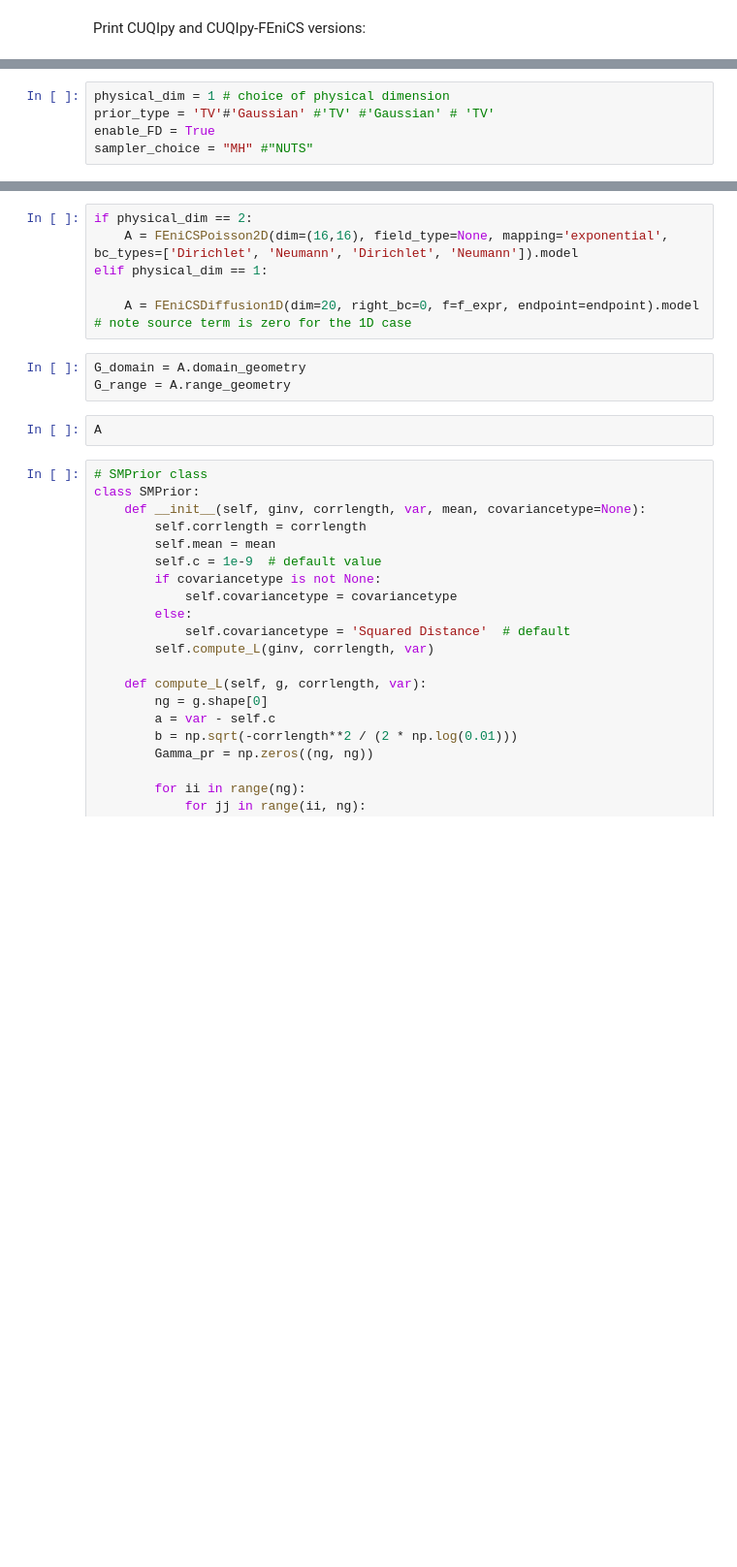
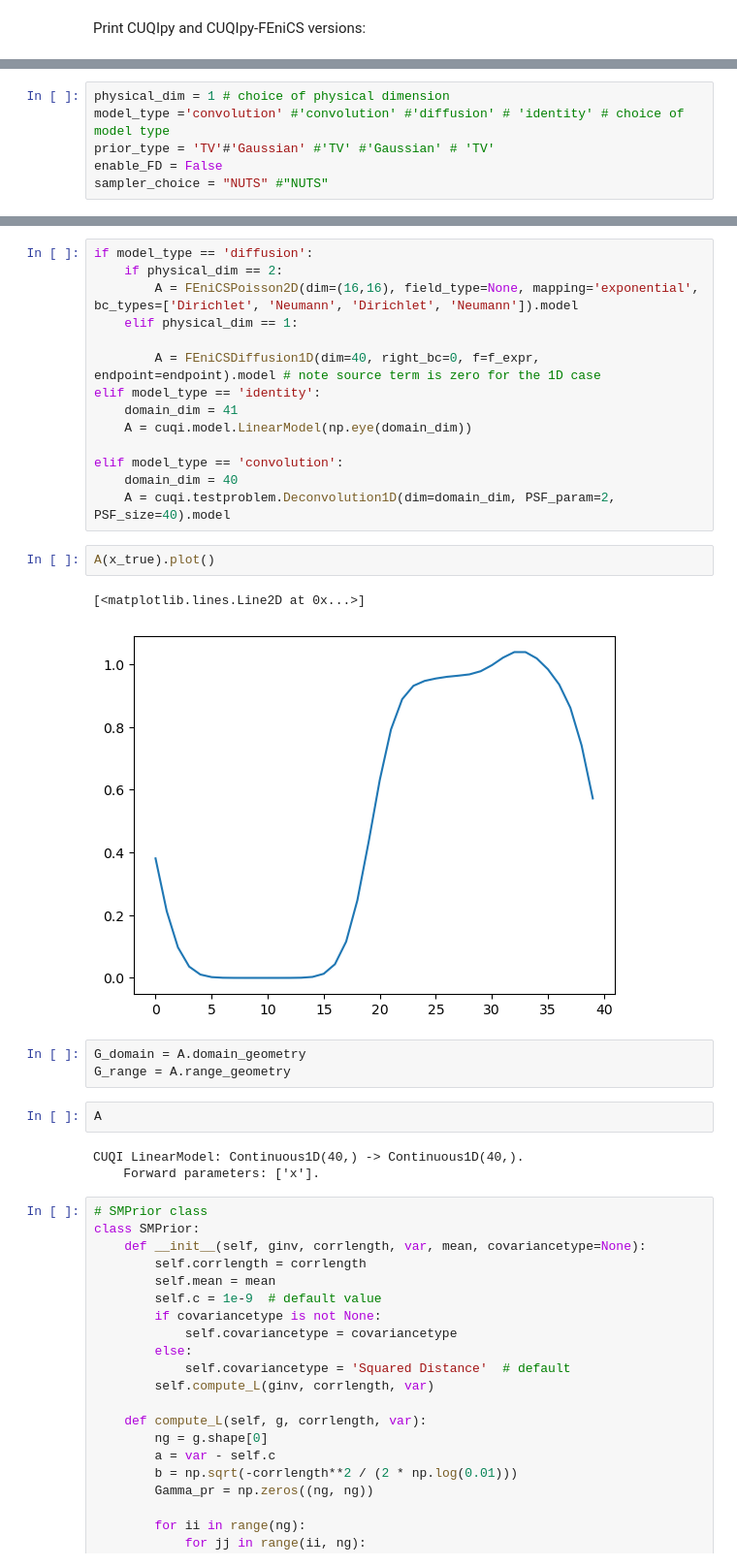
Before and after one commit to CUQI-DTU/Paper-Implicit, a Jupyter notebook: pde_myula/intro_example_Poisson.ipynb, the cells around one changed output, grey strips where cells are left out. Shown: that part at 97% size. Saved outputs shown, nothing was run; the diff lists cells and outputs as text; blank space fills up the shorter version.

```diff
--- a/pde_myula/intro_example_Poisson.ipynb
+++ b/pde_myula/intro_example_Poisson.ipynb
@@ -19,8 +30,9 @@ print(cuqipy_fenics.__file__)
 # %%
 physical_dim = 1 # choice of physical dimension
+model_type ='convolution' #'convolution' #'diffusion' # 'identity' # choice of model type
 prior_type = 'TV'#'Gaussian' #'TV' #'Gaussian' # 'TV'
-enable_FD = True
-sampler_choice = "MH" #"NUTS"
+enable_FD = False
+sampler_choice = "NUTS" #"NUTS"
 # %%
 endpoint = 10 # domain length
 # f is sum of 3 exponentials at 1/4*endpoint and 1/2*endpoint and 3/4*endpoint
@@ -37,14 +52,30 @@ f_expr = ExpressionFromCallable(f)
 # %%
-if physical_dim == 2:
-    A = FEniCSPoisson2D(dim=(16,16), field_type=None, mapping='exponential', bc_types=['Dirichlet', 'Neumann', 'Dirichlet', 'Neumann']).model
-elif physical_dim == 1:
+if model_type == 'diffusion':
+    if physical_dim == 2:
+        A = FEniCSPoisson2D(dim=(16,16), field_type=None, mapping='exponential', bc_types=['Dirichlet', 'Neumann', 'Dirichlet', 'Neumann']).model
+    elif physical_dim == 1:
 
-    A = FEniCSDiffusion1D(dim=20, right_bc=0, f=f_expr, endpoint=endpoint).model # note source term is zero for the 1D case
+        A = FEniCSDiffusion1D(dim=40, right_bc=0, f=f_expr, endpoint=endpoint).model # note source term is zero for the 1D case
+elif model_type == 'identity':
+    domain_dim = 41
+    A = cuqi.model.LinearModel(np.eye(domain_dim))
+
+elif model_type == 'convolution':
+    domain_dim = 40
+    A = cuqi.testproblem.Deconvolution1D(dim=domain_dim, PSF_param=2, PSF_size=40).model
+# %%
+A(x_true).plot()
+# %% [output]
+[<matplotlib.lines.Line2D at 0x...>]
+[figure, added]
 # %%
 G_domain = A.domain_geometry
 G_range = A.range_geometry
 # %%
 A
+# %% [output]
+CUQI LinearModel: Continuous1D(40,) -> Continuous1D(40,).
+    Forward parameters: ['x'].
 # %%
 # SMPrior class
 class SMPrior:
```
Also changed, not shown: parts of 33 cells of this notebook.
